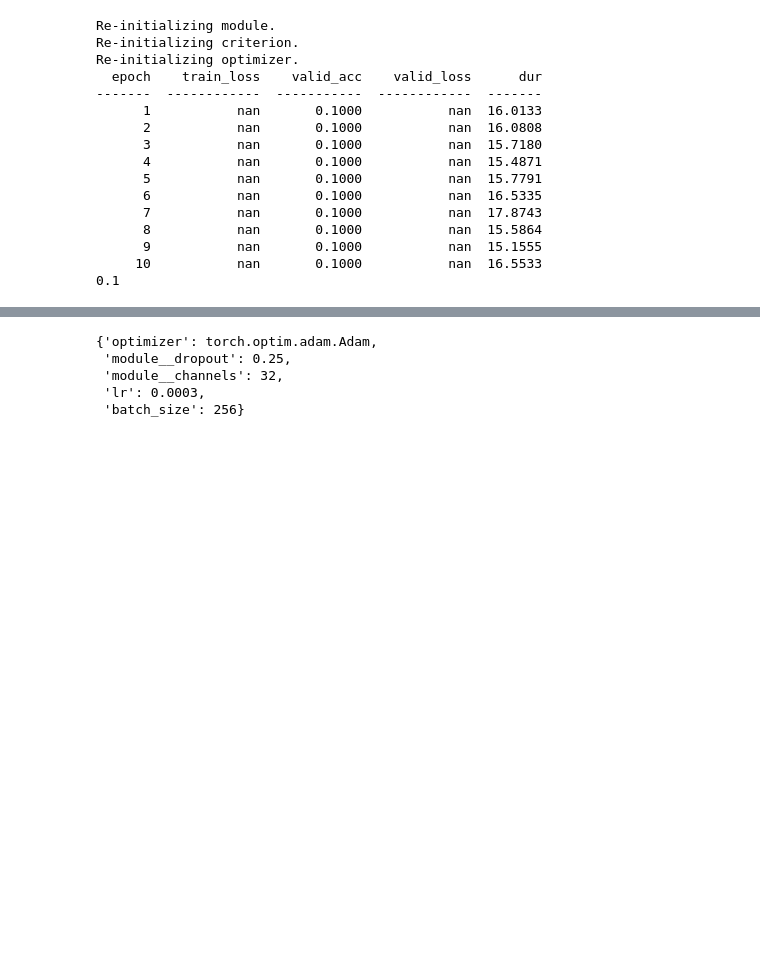
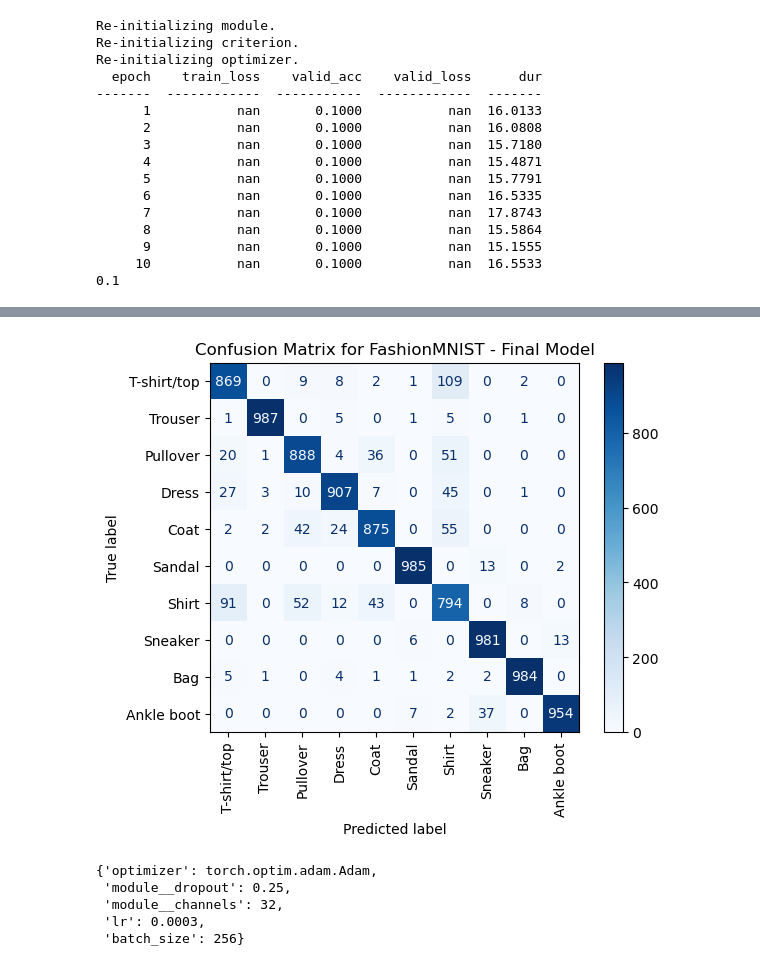
Before and after one commit to data-alch3m1st/PyTorch_tinkering, a Jupyter notebook: experimenting_code/skortch_comp_vision_FashionMNIST_v6_RandomSearchCV.ipynb, the cells around one changed output, grey strips where cells are left out. Saved outputs shown, nothing was run; the diff lists cells and outputs as text; code cells hidden in the pictures; blank space fills up the shorter version.

```diff
--- a/experimenting_code/skortch_comp_vision_FashionMNIST_v6_RandomSearchCV.ipynb
+++ b/experimenting_code/skortch_comp_vision_FashionMNIST_v6_RandomSearchCV.ipynb
@@ -330,0 +332,26 @@ Epoch 6/20 - Train Loss: 0.2291, Train Acc: 0.92 - Test Loss: 0.2510, Test Acc:
+# %%
+# Final Confusion Matrix for FashionMNIST
+
+# Ensure the model is in evaluation mode
+model.eval()
+
+# Collect all predictions and true labels
+all_preds = []
+all_labels = []
+
+with torch.no_grad():
+    for images, labels in test_loader:
+        # Send data to device
+        images, labels = images.to(device), labels.to(device)
+
+        # Get predictions
+        outputs = model(images)
+        preds = outputs.argmax(dim=1)
+
+        # Store predictions and true labels
+        all_preds.append(preds.cpu())
+        all_labels.append(labels.cpu())
+
+# Concatenate all predictions and labels into single tensors
+all_preds = torch.cat(all_preds)
+all_labels = torch.cat(all_labels)
@@ -331,3 +374,18 @@ Epoch 6/20 - Train Loss: 0.2291, Train Acc: 0.92 - Test Loss: 0.2510, Test Acc:
+# %%
+# Compute the confusion matrix
+
+cm = confusion_matrix(all_labels, all_preds)
+
+# Display the normalized confusion matrix
+disp = ConfusionMatrixDisplay(
+    confusion_matrix=cm,
+    display_labels=train_dataset.classes  # Use FashionMNIST class names
+)
+disp.plot(cmap="Blues", xticks_rotation='vertical')
+plt.title("Confusion Matrix for FashionMNIST - Final Model")
+plt.show()
+# %% [output]
+[figure, added]
 # %%
 results['params'].iloc[0]
 # %% [output]
```
Also changed, not shown: parts of 16 cells of this notebook.
